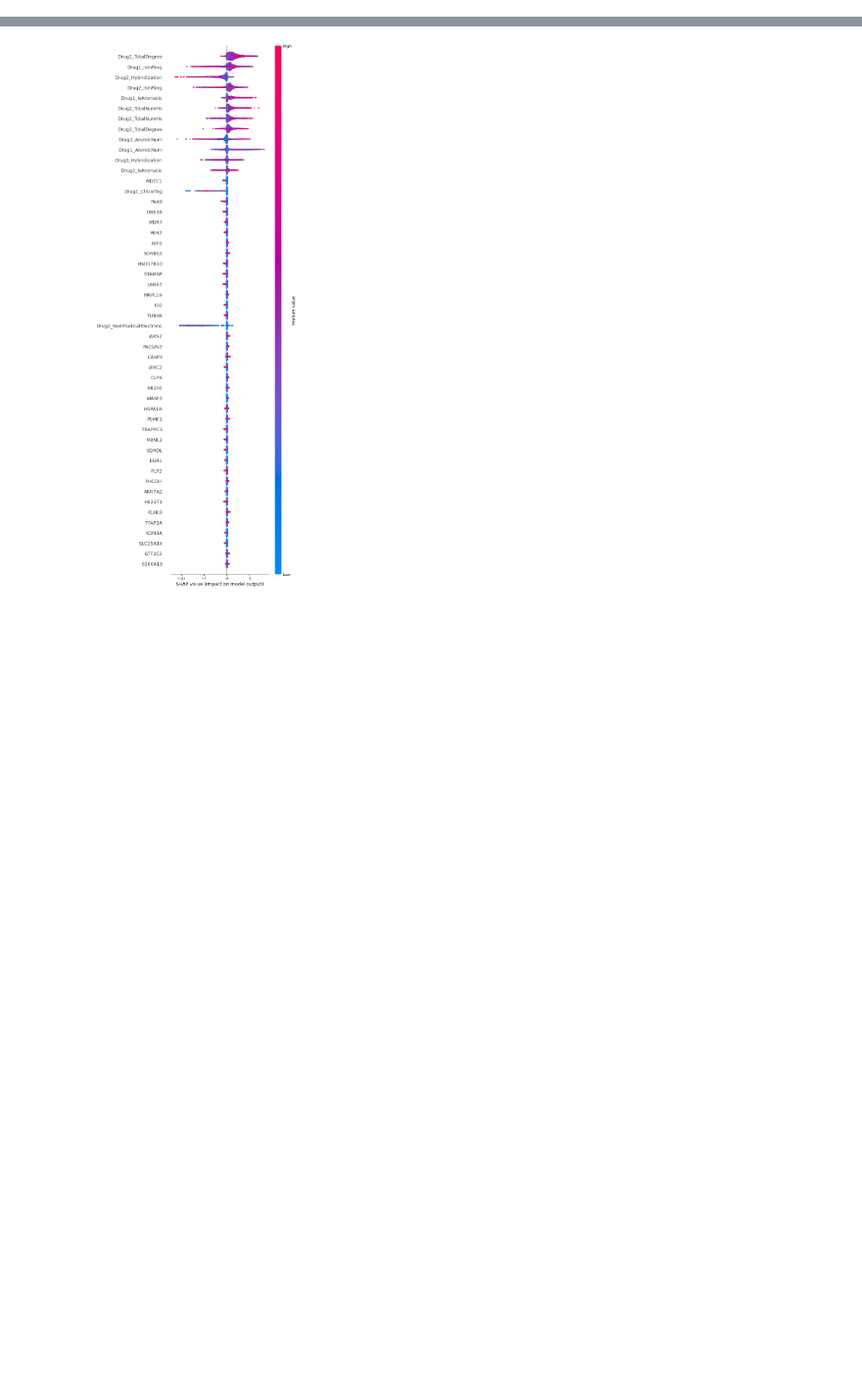
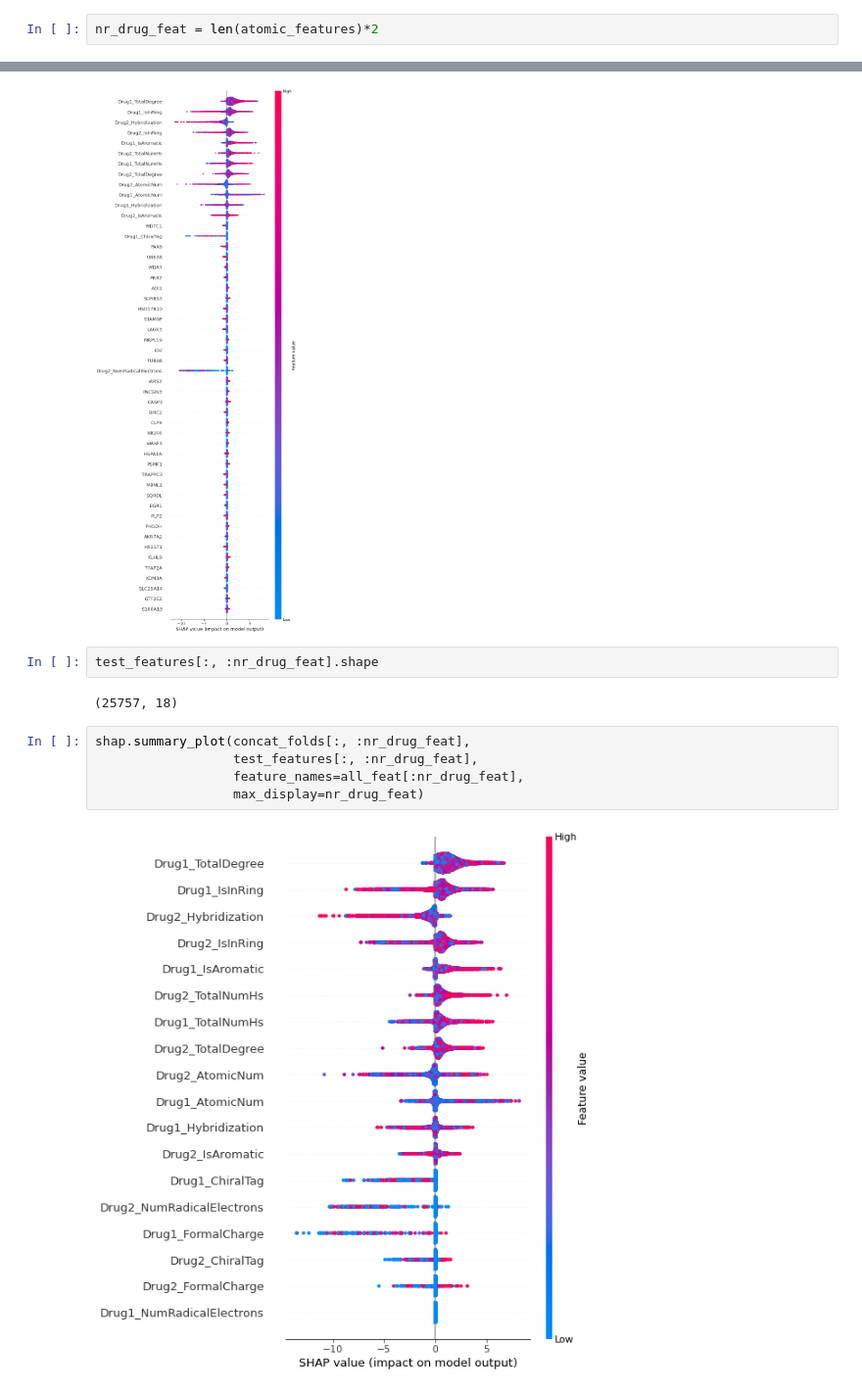
Before and after one commit to uzh-dqbm-cmi/graphnn, a Jupyter notebook: notebooks/AltModels/DeepAdr_train_eval-DrugComb-v1.5-5foldCV-AltModels-DeepSynergy.ipynb, the cells around one changed output, grey strips where cells are left out. Shown at 98% size. Saved outputs shown, nothing was run; the diff lists cells and outputs as text; blank space fills up the shorter version.

```diff
--- a/notebooks/AltModels/DeepAdr_train_eval-DrugComb-v1.5-5foldCV-AltModels-DeepSynergy.ipynb
+++ b/notebooks/AltModels/DeepAdr_train_eval-DrugComb-v1.5-5foldCV-AltModels-DeepSynergy.ipynb
@@ -468,6 +468,8 @@ import shap
 atomic_features = ['AtomicNum', 'ChiralTag', 'TotalDegree',
                    'FormalCharge', 'TotalNumHs', 'NumRadicalElectrons',
                    'Hybridization', 'IsAromatic', 'IsInRing']
+# %%
+nr_drug_feat = len(atomic_features)*2
 # %%
 def list_prefix(l, pre):
     return [pre+i for i in l]
@@ -517,3 +519,14 @@ POLG2 :  -0.012
 shap.summary_plot(concat_folds, test_features, feature_names=all_feat, max_display=50)
 # %% [output]
 [figure]
+# %%
+test_features[:, :nr_drug_feat].shape
+# %% [output]
+(25757, 18)
+# %%
+shap.summary_plot(concat_folds[:, :nr_drug_feat],
+                  test_features[:, :nr_drug_feat],
+                  feature_names=all_feat[:nr_drug_feat],
+                  max_display=nr_drug_feat)
+# %% [output]
+[figure, added]
```
Also changed, not shown: parts of 1 cell of this notebook.
